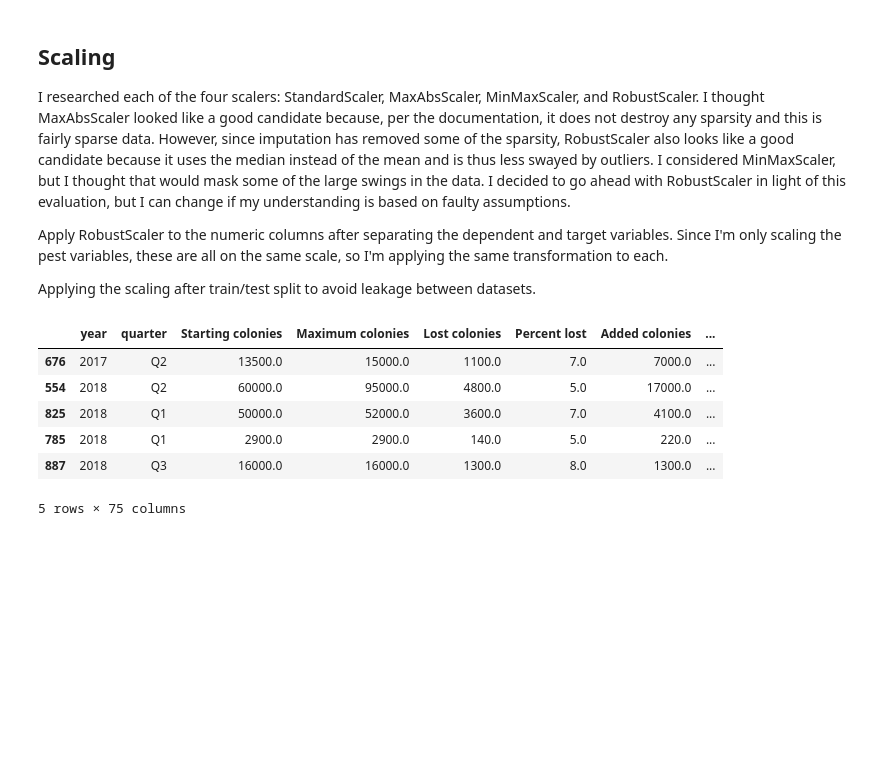
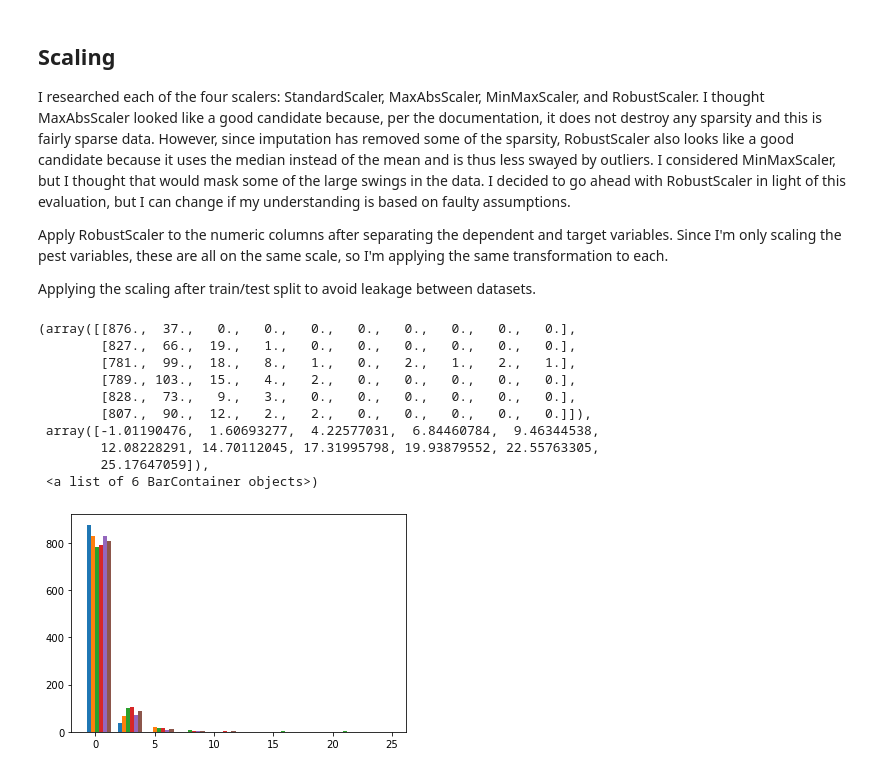
Before and after one commit to squareleaf/bee-colony-loss-capstone, a Jupyter notebook: Bee Colony Capstone - Preprocessing.ipynb, the cells around one changed output. Saved outputs shown, nothing was run; the diff lists cells and outputs as text; code cells hidden in the pictures; blank space fills up the shorter version.

Commit message:
Plot histogram to confirm scale

```diff
--- a/Bee Colony Capstone - Preprocessing.ipynb
+++ b/Bee Colony Capstone - Preprocessing.ipynb
@@ -159,24 +160,30 @@ Applying the scaling after train/test split to avoid leakage between datasets.
 # %%
 scaled_features_train = X_train[scaled_col_names]
 scaler_train = RobustScaler()
 scaled_bee_data_train = scaler_train.fit_transform(scaled_features_train.values)
 
 scaled_features_test = X_test[scaled_col_names]
 scaler_test = RobustScaler()
 scaled_bee_data_test = scaler_test.fit_transform(scaled_features_test.values)
 
 X_train[scaled_col_names] = scaled_bee_data_train
 X_test[scaled_col_names] = scaled_bee_data_test
 
-X_train.head(n=5)
+plt.hist(X_train[scaled_col_names])
+# From the previous EDA, I know the numbers for varroa mites are much higher than the other causes of colony death
+# I'm not sure if this means they are a different scale or not
 # %% [output]
-|  | year | quarter | Starting colonies | Maximum colonies | Lost colonies | Percent lost | Added colonies | ... |
-| 676 | 2017 | Q2 | 13500.0 | 15000.0 | 1100.0 | 7.0 | 7000.0 | ... |
-| 554 | 2018 | Q2 | 60000.0 | 95000.0 | 4800.0 | 5.0 | 17000.0 | ... |
-| 825 | 2018 | Q1 | 50000.0 | 52000.0 | 3600.0 | 7.0 | 4100.0 | ... |
-| 785 | 2018 | Q1 | 2900.0 | 2900.0 | 140.0 | 5.0 | 220.0 | ... |
-| 887 | 2018 | Q3 | 16000.0 | 16000.0 | 1300.0 | 8.0 | 1300.0 | ... |
-5 rows × 75 columns
+(array([[876.,  37.,   0.,   0.,   0.,   0.,   0.,   0.,   0.,   0.],
+        [827.,  66.,  19.,   1.,   0.,   0.,   0.,   0.,   0.,   0.],
+        [781.,  99.,  18.,   8.,   1.,   0.,   2.,   1.,   2.,   1.],
+        [789., 103.,  15.,   4.,   2.,   0.,   0.,   0.,   0.,   0.],
+        [828.,  73.,   9.,   3.,   0.,   0.,   0.,   0.,   0.,   0.],
+        [807.,  90.,  12.,   2.,   2.,   0.,   0.,   0.,   0.,   0.]]),
+ array([-1.01190476,  1.60693277,  4.22577031,  6.84460784,  9.46344538,
+        12.08228291, 14.70112045, 17.31995798, 19.93879552, 22.55763305,
+        25.17647059]),
+ <a list of 6 BarContainer objects>)
+[figure, added]
 # %%
 X_train.to_csv('X_train.csv', index=False)
 X_test.to_csv('X_test.csv', index=False)
```
Also changed, not shown: parts of 1 cell of this notebook, 2 other files.
